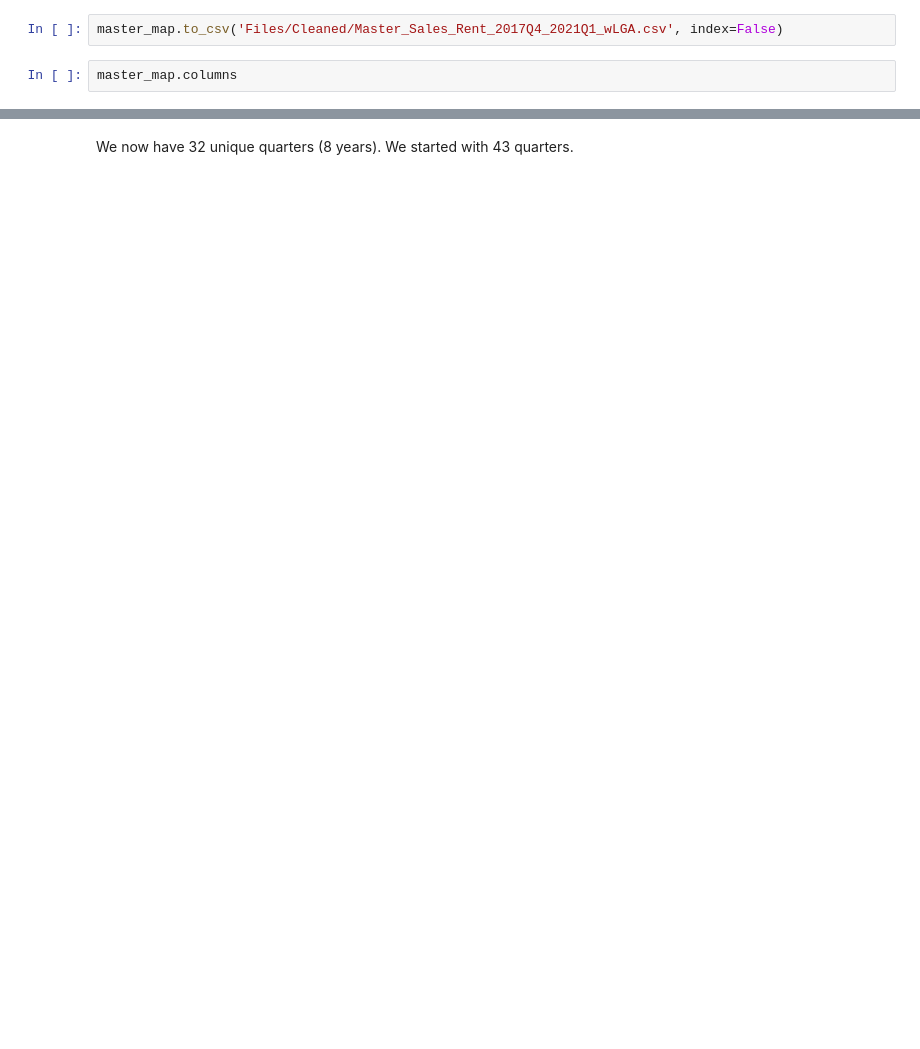
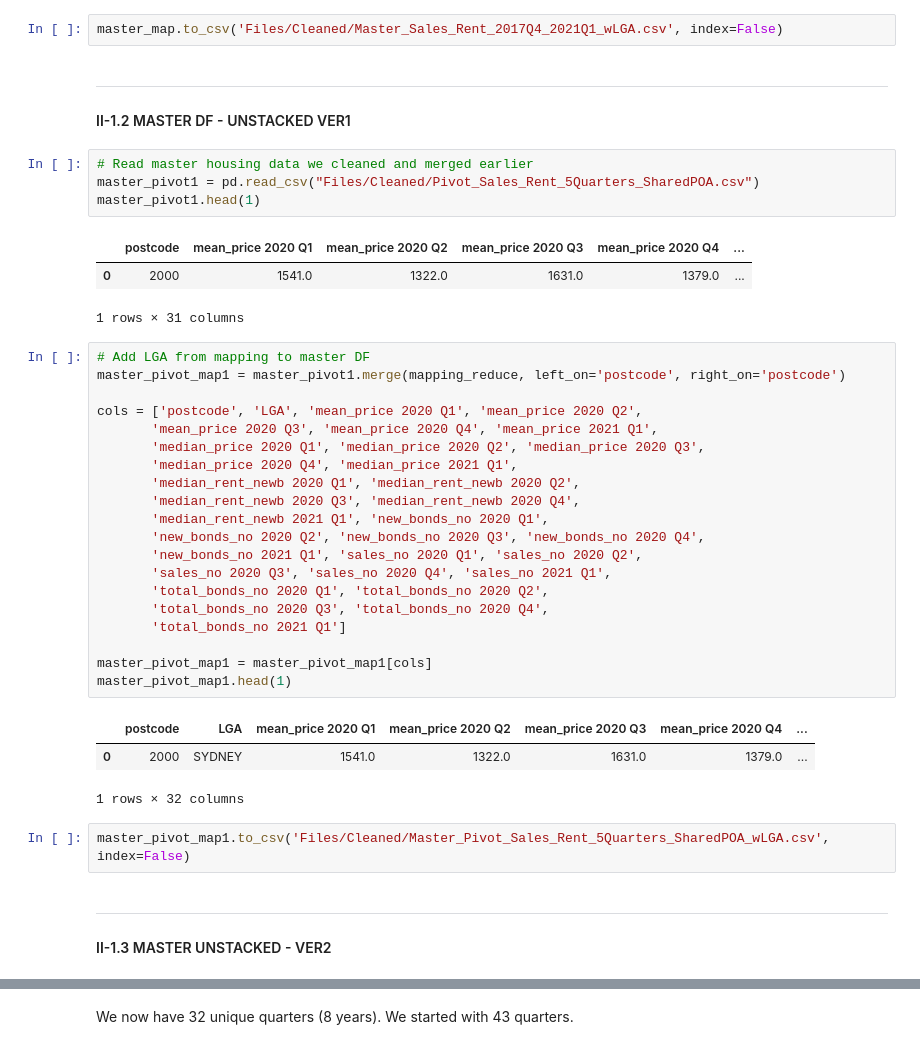
Before and after one commit to walthersy/NSW-house-price, a Jupyter notebook: Chris - Data Cleaning Pt2 (LGA mapping & features data).ipynb, the cells around one changed output, grey strips where cells are left out. Cells and saved outputs as stored; diff of their text form; blank space fills up the shorter version.

```diff
--- a/Chris - Data Cleaning Pt2 (LGA mapping & features data).ipynb
+++ b/Chris - Data Cleaning Pt2 (LGA mapping & features data).ipynb
@@ -683,4 +751,44 @@ master_map.head(1)
 # %%
 master_map.to_csv('Files/Cleaned/Master_Sales_Rent_2017Q4_2021Q1_wLGA.csv', index=False)
-# %%
-master_map.columns
+# %% [markdown]
+----
+
+#### II-1.2 MASTER DF - UNSTACKED VER1
+# %%
+# Read master housing data we cleaned and merged earlier
+master_pivot1 = pd.read_csv("Files/Cleaned/Pivot_Sales_Rent_5Quarters_SharedPOA.csv")
+master_pivot1.head(1)
+# %% [output]
+|  | postcode | mean_price 2020 Q1 | mean_price 2020 Q2 | mean_price 2020 Q3 | mean_price 2020 Q4 | ... |
+| 0 | 2000 | 1541.0 | 1322.0 | 1631.0 | 1379.0 | ... |
+1 rows × 31 columns
+# %%
+# Add LGA from mapping to master DF
+master_pivot_map1 = master_pivot1.merge(mapping_reduce, left_on='postcode', right_on='postcode')
+
+cols = ['postcode', 'LGA', 'mean_price 2020 Q1', 'mean_price 2020 Q2',
+       'mean_price 2020 Q3', 'mean_price 2020 Q4', 'mean_price 2021 Q1',
+       'median_price 2020 Q1', 'median_price 2020 Q2', 'median_price 2020 Q3',
+       'median_price 2020 Q4', 'median_price 2021 Q1',
+       'median_rent_newb 2020 Q1', 'median_rent_newb 2020 Q2',
+       'median_rent_newb 2020 Q3', 'median_rent_newb 2020 Q4',
+       'median_rent_newb 2021 Q1', 'new_bonds_no 2020 Q1',
+       'new_bonds_no 2020 Q2', 'new_bonds_no 2020 Q3', 'new_bonds_no 2020 Q4',
+       'new_bonds_no 2021 Q1', 'sales_no 2020 Q1', 'sales_no 2020 Q2',
+       'sales_no 2020 Q3', 'sales_no 2020 Q4', 'sales_no 2021 Q1',
+       'total_bonds_no 2020 Q1', 'total_bonds_no 2020 Q2',
+       'total_bonds_no 2020 Q3', 'total_bonds_no 2020 Q4',
+       'total_bonds_no 2021 Q1']
+
+master_pivot_map1 = master_pivot_map1[cols]
+master_pivot_map1.head(1)
+# %% [output]
+|  | postcode | LGA | mean_price 2020 Q1 | mean_price 2020 Q2 | mean_price 2020 Q3 | mean_price 2020 Q4 | ... |
+| 0 | 2000 | SYDNEY | 1541.0 | 1322.0 | 1631.0 | 1379.0 | ... |
+1 rows × 32 columns
+# %%
+master_pivot_map1.to_csv('Files/Cleaned/Master_Pivot_Sales_Rent_5Quarters_SharedPOA_wLGA.csv', index=False)
+# %% [markdown]
+----
+
+#### II-1.3 MASTER UNSTACKED - VER2
```
Also changed, not shown: parts of 84 cells of this notebook, 6 other files.
